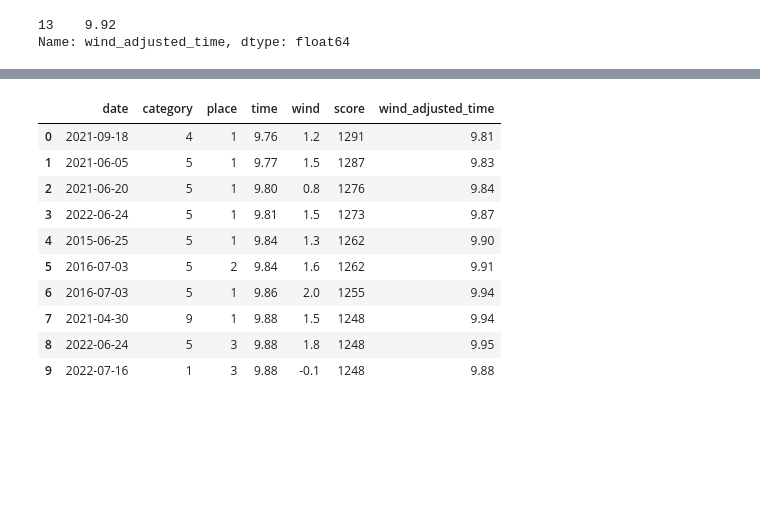
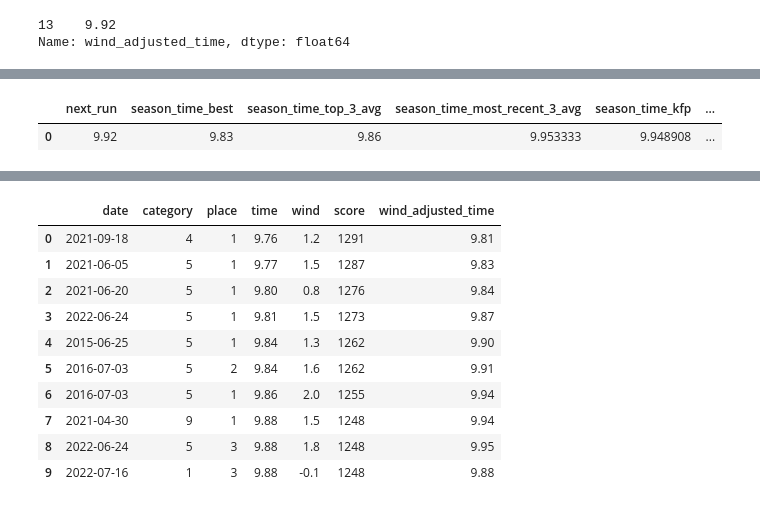
Before and after one commit to georgealexanderday/athletics, a Jupyter notebook: athletics/summative_2.ipynb, the cells around one changed output, grey strips where cells are left out. Drawn from its saved outputs; the diff is of its cells as text; code cells hidden in the pictures; blank space fills up the shorter version.

```diff
--- a/athletics/summative_2.ipynb
+++ b/athletics/summative_2.ipynb
@@ -513,6 +580,9 @@ athlete_all_time = athlete_to_results['trayvon-bromell']['all_time']
 athlete_season = clean_season_df(athlete_season)
 athlete_all_time = clean_all_time_df(athlete_all_time)
 
+athlete_all_time = athlete_all_time.sort_values(by='time', ascending=True)
+athlete_season = athlete_season.sort_values(by='date', ascending=True)
+
 final_df_dict = {}
 
 # next_run = athlete_season.tail(1)['wind_adjusted_time']
@@ -521,11 +591,11 @@ final_df_dict['next_run'] = float(athlete_season.tail(1)['wind_adjusted_time'])
 
 athlete_season = athlete_season[:-1].copy()
 # season_time_best = athlete_season['time'].min()
-final_df_dict['season_time_best'] = athlete_season['time'].min()
+final_df_dict['season_time_best'] = athlete_season['wind_adjusted_time'].min()
 
 # season_time_top_3_avg = athlete_season['time'].sort_values()[:3].mean()
 # print(season_top_3_avg)
-final_df_dict['season_time_top_3_avg'] = athlete_season['time'].sort_values()[:3].mean()
+final_df_dict['season_time_top_3_avg'] = athlete_season['wind_adjusted_time'].sort_values()[:3].mean()
 
 # season_time_most_recent_3_avg = athlete_season.tail(3)['wind_adjusted_time'].mean()
 final_df_dict['season_time_most_recent_3_avg'] =athlete_season.tail(3)['wind_adjusted_time'].mean()
@@ -546,5 +616,13 @@ final_df_dict['season_score_best'] = athlete_season['score'].max()
 # season_score_avg = athlete_season['score'].mean()
 final_df_dict['season_score_avg'] = athlete_season['score'].mean()
 
-print(final_df_dict['season_time_kfp'])
+final_df_dict['years_since_pb'] = 2022 - athlete_all_time['date'][0].year
+
+final_df_dict['all_time_time_best'] = athlete_all_time['wind_adjusted_time'][0]
+
+final_df_dict['all_time_score_best'] = athlete_all_time['score'][0]
+
+final_df_dict['all_time_time_top_3_avg'] = athlete_all_time.head(3)['wind_adjusted_time'].mean()
+
+final_df_dict
 # %% [output]
@@ -580,3 +641,9 @@ athlete_all_time
+# %%
+df = pd.DataFrame([final_df_dict])
+df
+# %% [output]
+|  | next_run | season_time_best | season_time_top_3_avg | season_time_most_recent_3_avg | season_time_kfp | ... |
+| 0 | 9.92 | 9.83 | 9.86 | 9.953333 | 9.948908 | ... |
 # %%
 athlete_all_time = athlete_to_results['trayvon-bromell']['season']
 athlete_all_time
```
Also changed, not shown: parts of 6 cells of this notebook.
